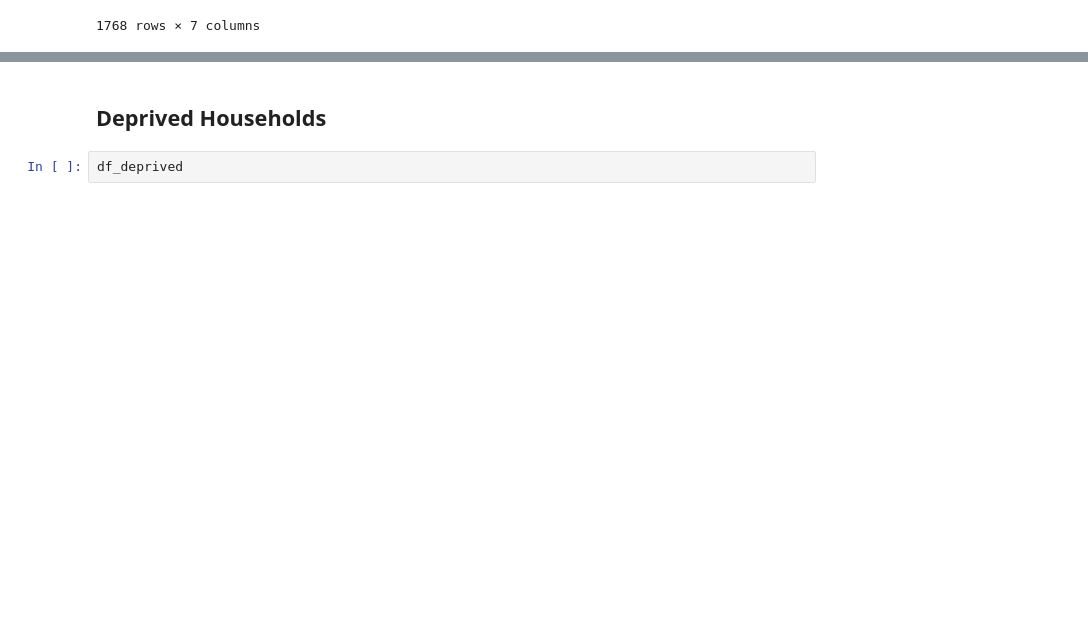
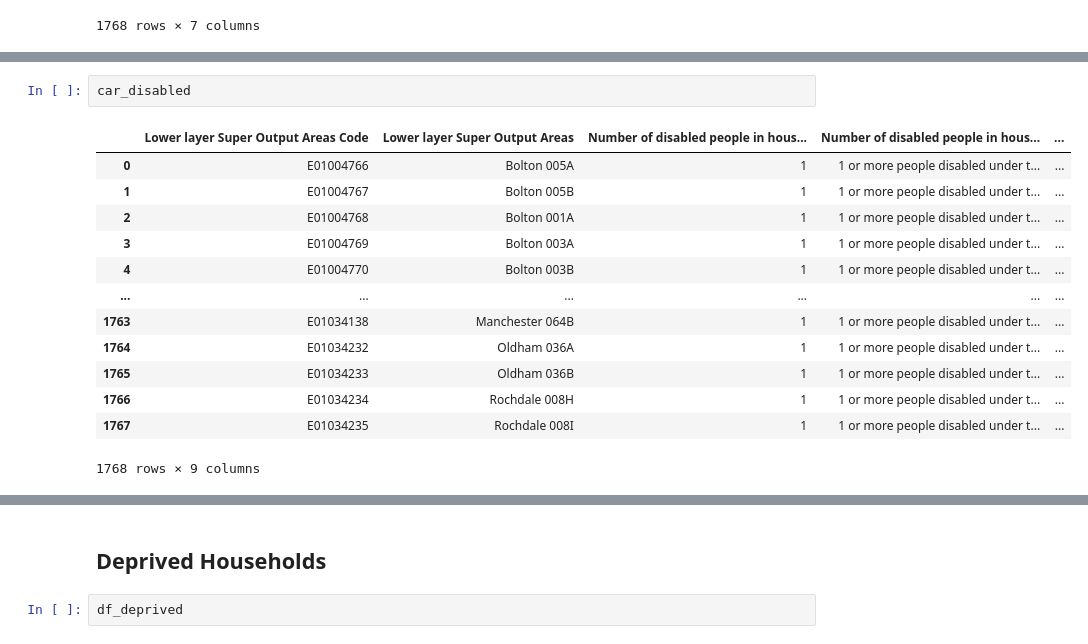
Before and after one commit to krnaskr/Dissertation, a Jupyter notebook: B. Demand LSOA.ipynb, the cells around one changed output, grey strips where cells are left out. Saved outputs shown, nothing was run; the diff lists cells and outputs as text; blank space fills up the shorter version.

```diff
--- a/B. Demand LSOA.ipynb
+++ b/B. Demand LSOA.ipynb
@@ -324,2 +349,18 @@ car_disabled
+# %%
+car_disabled
+# %% [output]
+|  | Lower layer Super Output Areas Code | Lower layer Super Output Areas | Number of disabled people in hous... | Number of disabled people in hous... | ... |
+| 0 | E01004766 | Bolton 005A | 1 | 1 or more people disabled under t... | ... |
+| 1 | E01004767 | Bolton 005B | 1 | 1 or more people disabled under t... | ... |
+| 2 | E01004768 | Bolton 001A | 1 | 1 or more people disabled under t... | ... |
+| 3 | E01004769 | Bolton 003A | 1 | 1 or more people disabled under t... | ... |
+| 4 | E01004770 | Bolton 003B | 1 | 1 or more people disabled under t... | ... |
+| ... | ... | ... | ... | ... | ... |
+| 1763 | E01034138 | Manchester 064B | 1 | 1 or more people disabled under t... | ... |
+| 1764 | E01034232 | Oldham 036A | 1 | 1 or more people disabled under t... | ... |
+| 1765 | E01034233 | Oldham 036B | 1 | 1 or more people disabled under t... | ... |
+| 1766 | E01034234 | Rochdale 008H | 1 | 1 or more people disabled under t... | ... |
+| 1767 | E01034235 | Rochdale 008I | 1 | 1 or more people disabled under t... | ... |
+1768 rows × 9 columns
 # %%
 ## Merge disabled-no car observation to the gdf
```
Also changed, not shown: parts of 9 cells of this notebook.
